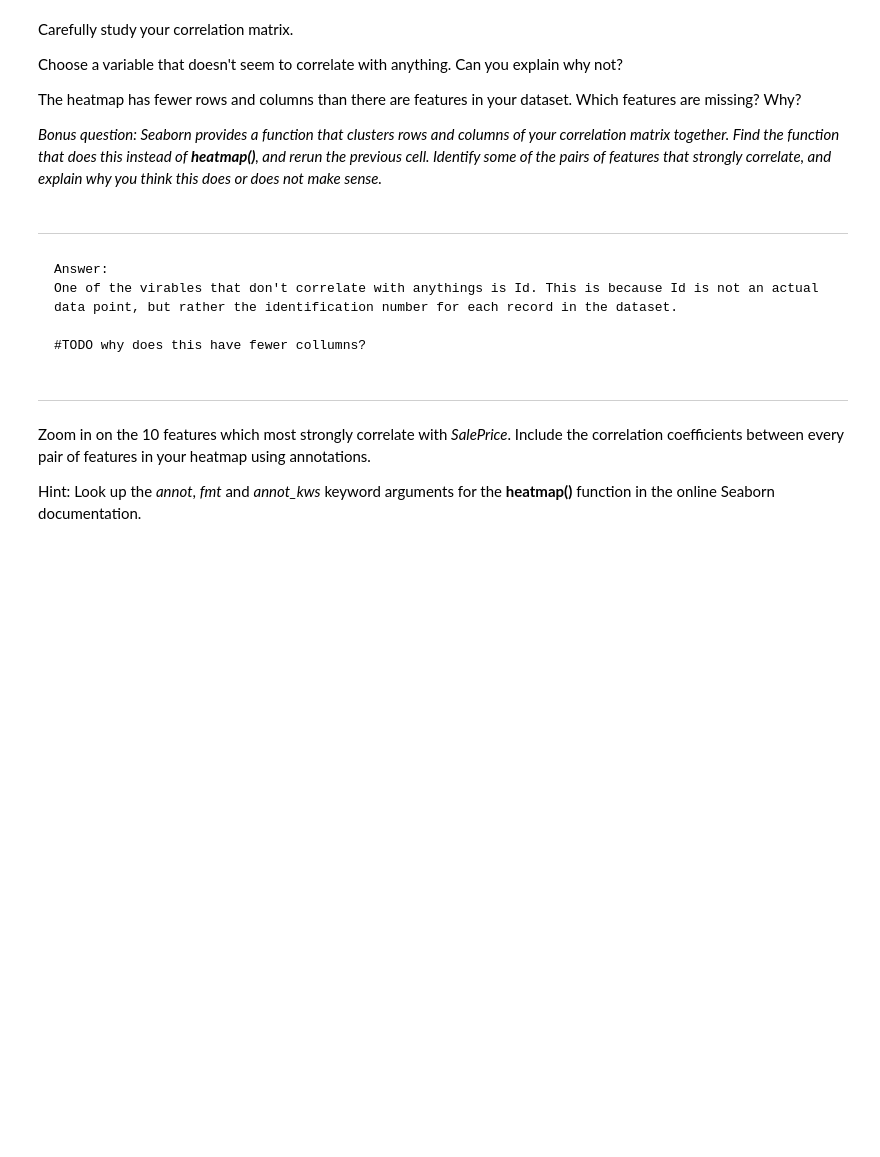
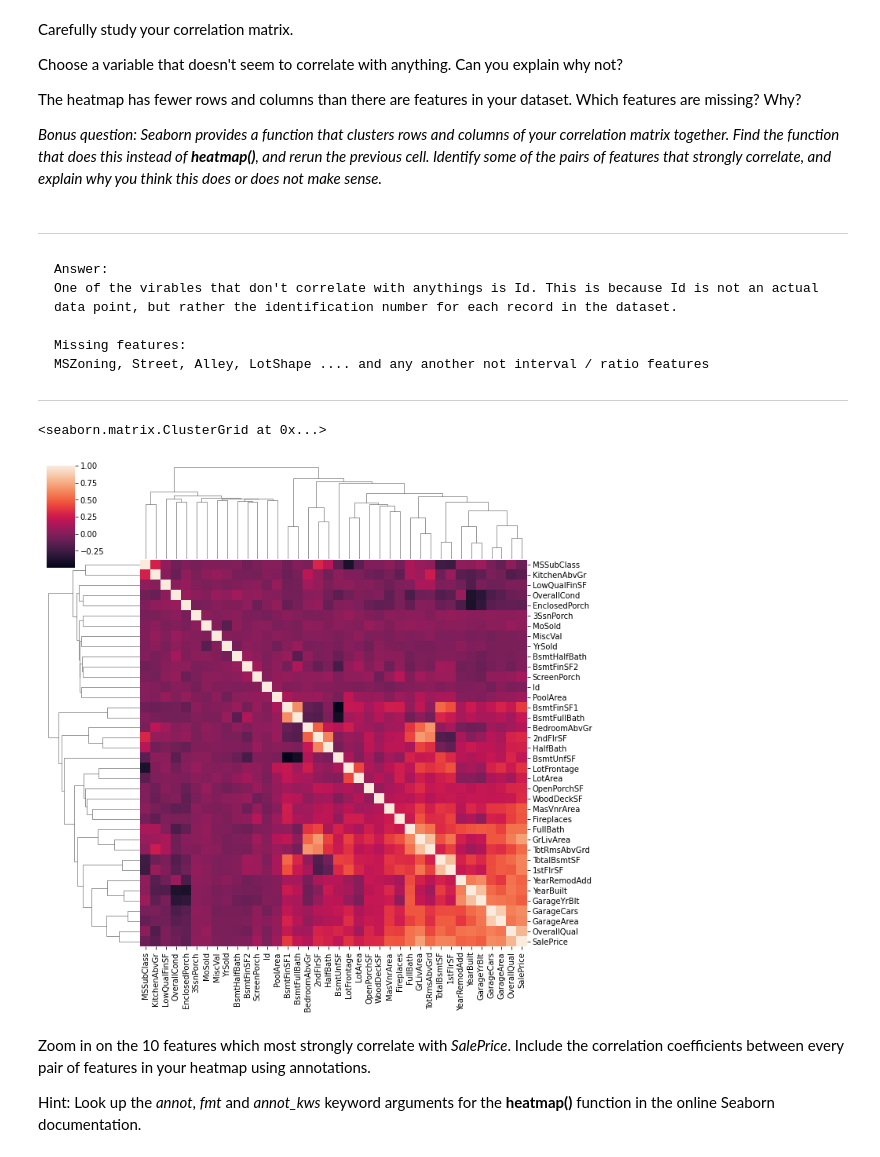
Before and after one commit to bang-a-coder/project-datascience101, a Jupyter notebook: Data Science 101-2.ipynb, the cells around one changed output. Saved outputs shown, nothing was run; the diff lists cells and outputs as text; code cells hidden in the pictures; blank space fills up the shorter version.

Commit message:
heatmap stuff

````diff
--- a/Data Science 101-2.ipynb
+++ b/Data Science 101-2.ipynb
@@ -341,10 +341,15 @@ The heatmap has fewer rows and columns than there are features in your dataset.
 Answer:
 One of the virables that don't correlate with anythings is Id. This is because Id is not an actual data point, but rather the identification number for each record in the dataset.
 
-#TODO why does this have fewer collumns?
-
+Missing features:
+MSZoning, Street, Alley, LotShape .... and any another not interval / ratio features
 ```
 ***
+# %%
+sns.clustermap(allDSCorr)
+# %% [output]
+<seaborn.matrix.ClusterGrid at 0x...>
+[figure, added]
 # %% [markdown]
 Zoom in on the 10 features which most strongly correlate with <i>SalePrice</i>. Include the correlation coefficients between every pair of features in your heatmap using annotations.
 
````
Also changed, not shown: parts of 1 cell of this notebook.
